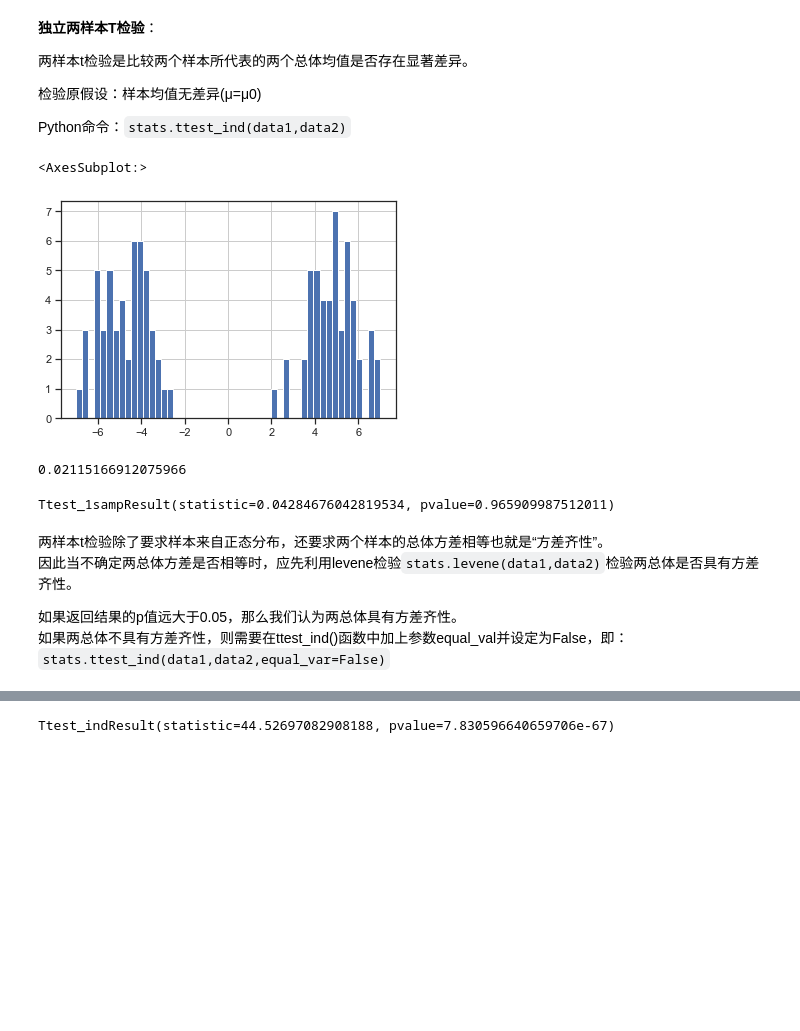
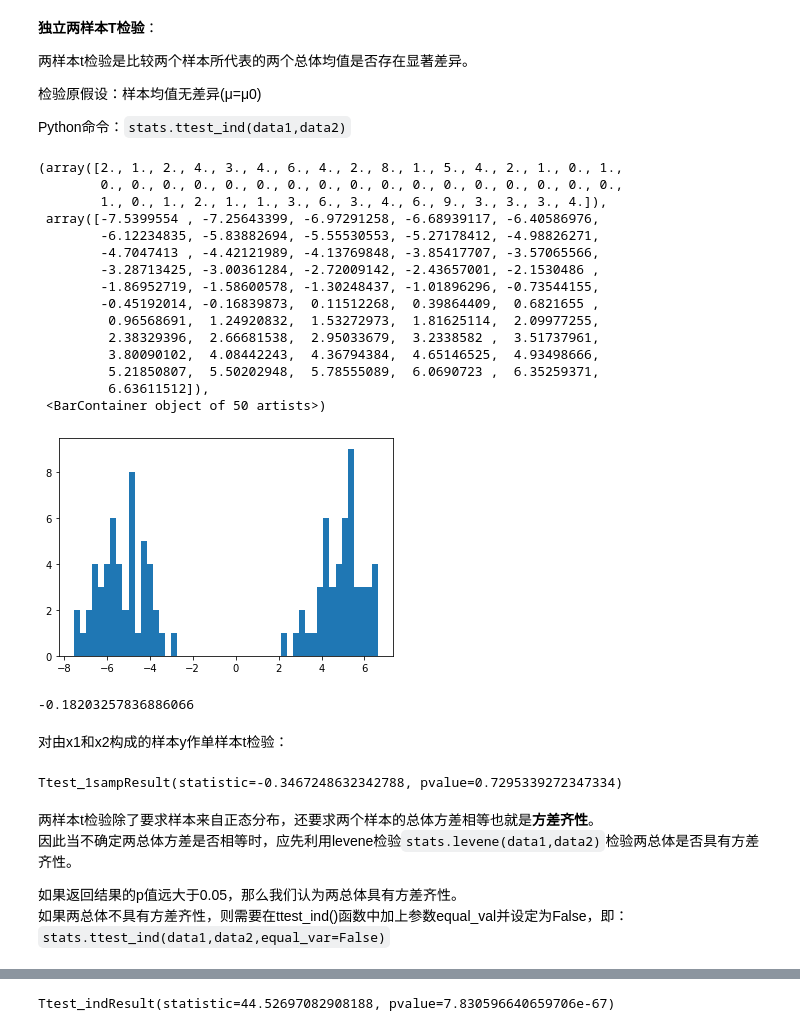
Before and after one commit to superMC5657/jrxy_python_course, a Jupyter notebook: ProgramSession/statistics_learn.ipynb, the cells around one changed output, grey strips where cells are left out. Cells and saved outputs as stored; diff of their text form; code cells hidden in the pictures; blank space fills up the shorter version.

```diff
--- a/ProgramSession/statistics_learn.ipynb
+++ b/ProgramSession/statistics_learn.ipynb
@@ -161,23 +162,45 @@ array([[<AxesSubplot:title={'center':'x'}>]], dtype=object)
 
 Python命令：`stats.ttest_ind(data1,data2)`
 # %%
+import numpy as np
+import pandas as pd
+from scipy import stats
+
 x1 = 5 + np.random.normal(size = 50)
 x2 = -5 + np.random.normal(size = 50)
-data['y'] = np.concatenate((x1, x2)) ## np.concatenate 连接两个数组
-data['y'].hist(bins = 50)
+y = np.concatenate((x1, x2)) ## np.concatenate 连接两个数组
+
+import matplotlib.pyplot as plt
+plt.hist(y, bins = 50)
 # %% [output]
-<AxesSubplot:>
+(array([2., 1., 2., 4., 3., 4., 6., 4., 2., 8., 1., 5., 4., 2., 1., 0., 1.,
+        0., 0., 0., 0., 0., 0., 0., 0., 0., 0., 0., 0., 0., 0., 0., 0., 0.,
+        1., 0., 1., 2., 1., 1., 3., 6., 3., 4., 6., 9., 3., 3., 3., 4.]),
+ array([-7.5399554 , -7.25643399, -6.97291258, -6.68939117, -6.40586976,
+        -6.12234835, -5.83882694, -5.55530553, -5.27178412, -4.98826271,
+        -4.7047413 , -4.42121989, -4.13769848, -3.85417707, -3.57065566,
+        -3.28713425, -3.00361284, -2.72009142, -2.43657001, -2.1530486 ,
+        -1.86952719, -1.58600578, -1.30248437, -1.01896296, -0.73544155,
+        -0.45192014, -0.16839873,  0.11512268,  0.39864409,  0.6821655 ,
+         0.96568691,  1.24920832,  1.53272973,  1.81625114,  2.09977255,
+         2.38329396,  2.66681538,  2.95033679,  3.2338582 ,  3.51737961,
+         3.80090102,  4.08442243,  4.36794384,  4.65146525,  4.93498666,
+         5.21850807,  5.50202948,  5.78555089,  6.0690723 ,  6.35259371,
+         6.63611512]),
+ <BarContainer object of 50 artists>)
-[figure, old version]
+[figure, new version]
-# %%
-data['y'].mean()
-# %% [output]
-0.02115166912075966
+# %%
+y.mean()
+# %% [output]
+-0.18203257836886066
+# %% [markdown]
+对由x1和x2构成的样本y作单样本t检验：
 # %%
-stats.ttest_1samp(data['y'], 0)
+stats.ttest_1samp(y, 0)
 # %% [output]
-Ttest_1sampResult(statistic=0.04284676042819534, pvalue=0.965909987512011)
+Ttest_1sampResult(statistic=-0.3467248632342788, pvalue=0.7295339272347334)
 # %% [markdown]
-两样本t检验除了要求样本来自正态分布，还要求两个样本的总体方差相等也就是“方差齐性”。
+两样本t检验除了要求样本来自正态分布，还要求两个样本的总体方差相等也就是**方差齐性**。
 因此当不确定两总体方差是否相等时，应先利用levene检验`stats.levene(data1,data2)`检验两总体是否具有方差齐性。
 
 如果返回结果的p值远大于0.05，那么我们认为两总体具有方差齐性。
```
Also changed, not shown: parts of 26 cells of this notebook.
